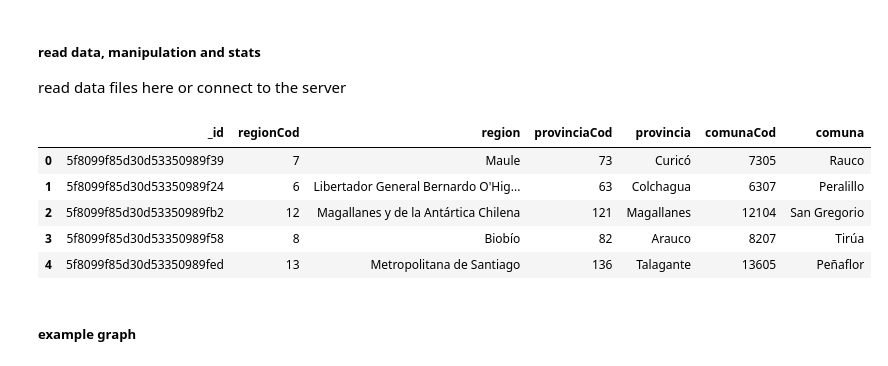
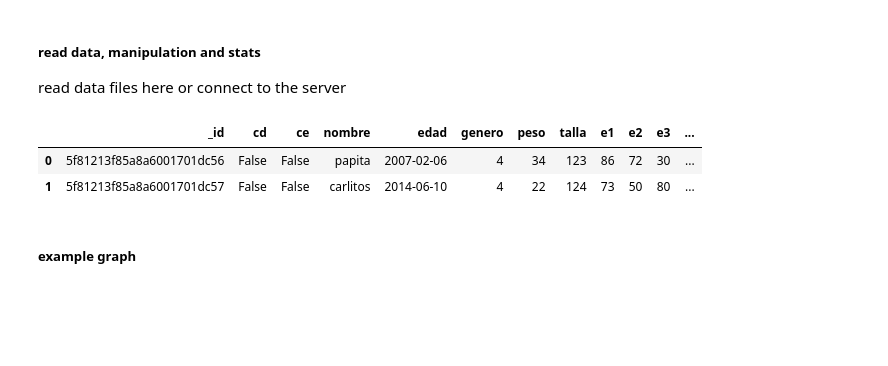
Before and after one commit to PAPITA-ORG/ITA, a Jupyter notebook: notebook/Python data basics.ipynb, the cells around one changed output. Drawn from its saved outputs; the diff is of its cells as text; code cells hidden in the pictures; blank space fills up the shorter version.

```diff
--- a/notebook/Python data basics.ipynb
+++ b/notebook/Python data basics.ipynb
@@ -35,7 +35,7 @@ from pymongo import MongoClient
 #MONGODB_URI = os.environ.get("MONGODB_URI")
 #client = MongoClient(MONGODB_URI)
 #print(os.environ)
-client = MongoClient("mongodb+srv://juancaro:C6RcCNTmSRjVpHe3@cluster0.rvgb4.mongodb.net/?retryWrites=true&w=majority")
+client = MongoClient("mongodb+srv://itaAdmin:JvE27x7deft4YOrp@cluster0.rvgb4.mongodb.net/test")
 
 client.list_database_names()
 # %% [output]
@@ -47,25 +47,22 @@ read data files here or connect to the server
 # %%
 # fetching data
 db = client.ITA
-collection = db.comunas
+collection = db.hijos
 data = pd.DataFrame(list(collection.find()))
 data.head()
 
 # drops na cells
 #data.dropna(inplace=True)
 
 # change column name
 #data.rename(columns={"af_0": "self"}, inplace=True)
 
 # calculate average non-NA
 #np.nanmean(data.self)
 # %% [output]
-|  | _id | regionCod | region | provinciaCod | provincia | comunaCod | comuna |
-| 0 | 5f8099f85d30d53350989f39 | 7 | Maule | 73 | Curicó | 7305 | Rauco |
-| 1 | 5f8099f85d30d53350989f24 | 6 | Libertador General Bernardo O'Hig... | 63 | Colchagua | 6307 | Peralillo |
-| 2 | 5f8099f85d30d53350989fb2 | 12 | Magallanes y de la Antártica Chilena | 121 | Magallanes | 12104 | San Gregorio |
-| 3 | 5f8099f85d30d53350989f58 | 8 | Biobío | 82 | Arauco | 8207 | Tirúa |
-| 4 | 5f8099f85d30d53350989fed | 13 | Metropolitana de Santiago | 136 | Talagante | 13605 | Peñaflor |
+|  | _id | cd | ce | nombre | edad | genero | peso | talla | e1 | e2 | e3 | ... |
+| 0 | 5f81213f85a8a6001701dc56 | False | False | papita | 2007-02-06 | 4 | 34 | 123 | 86 | 72 | 30 | ... |
+| 1 | 5f81213f85a8a6001701dc57 | False | False | carlitos | 2014-06-10 | 4 | 22 | 124 | 73 | 50 | 80 | ... |
 # %% [markdown]
 ##### example graph
 # %%
```
Also changed, not shown: parts of 4 cells of this notebook, 4 other files.
